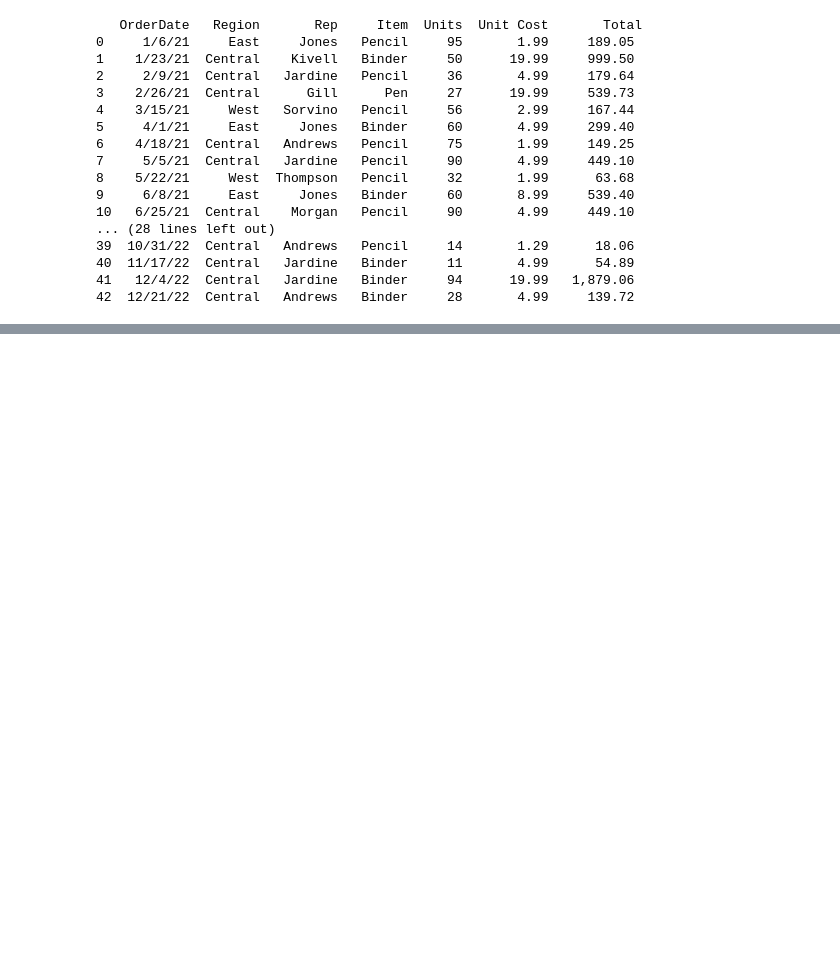
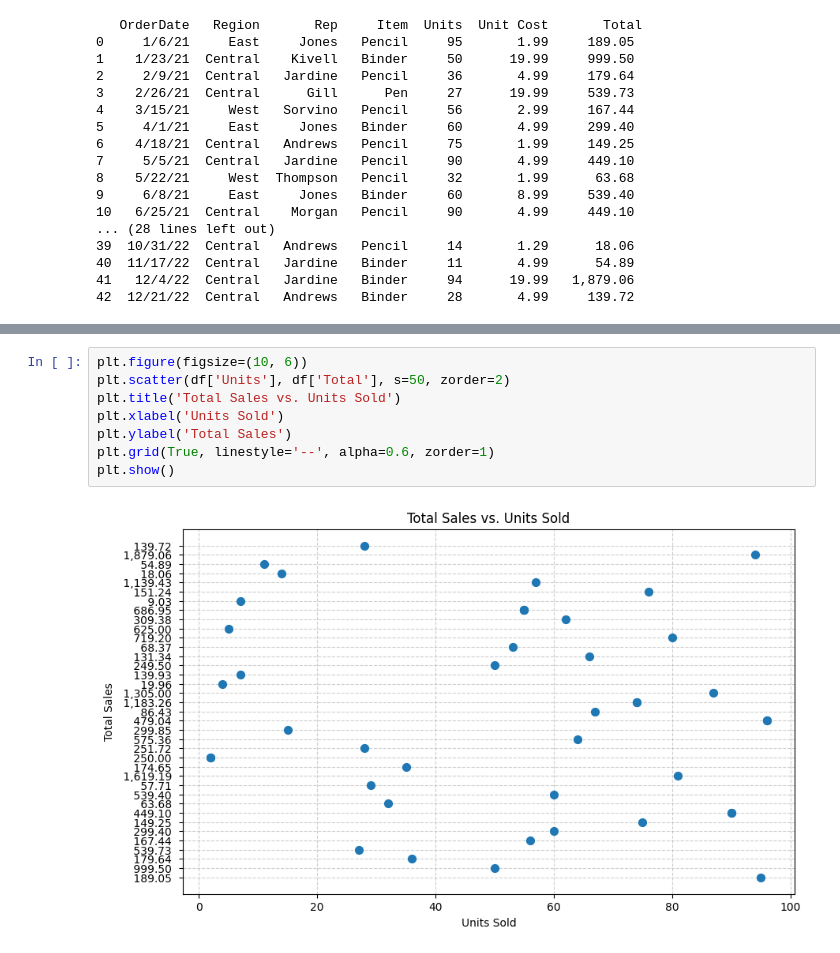
Before and after one commit to christopherfegalan/CPE031_Visualization_and_Data_Analysis, a Jupyter notebook: Hands-on Activities/HoA6_Fegalan.ipynb, the cells around one changed output, grey strips where cells are left out. Drawn from its saved outputs; the diff is of its cells as text; blank space fills up the shorter version.

```diff
--- a/Hands-on Activities/HoA6_Fegalan.ipynb
+++ b/Hands-on Activities/HoA6_Fegalan.ipynb
@@ -40,0 +94,10 @@ print(df)
+# %%
+plt.figure(figsize=(10, 6))
+plt.scatter(df['Units'], df['Total'], s=50, zorder=2)
+plt.title('Total Sales vs. Units Sold')
+plt.xlabel('Units Sold')
+plt.ylabel('Total Sales')
+plt.grid(True, linestyle='--', alpha=0.6, zorder=1)
+plt.show()
+# %% [output]
+[figure, added]
```
Also changed, not shown: parts of 7 cells of this notebook.
